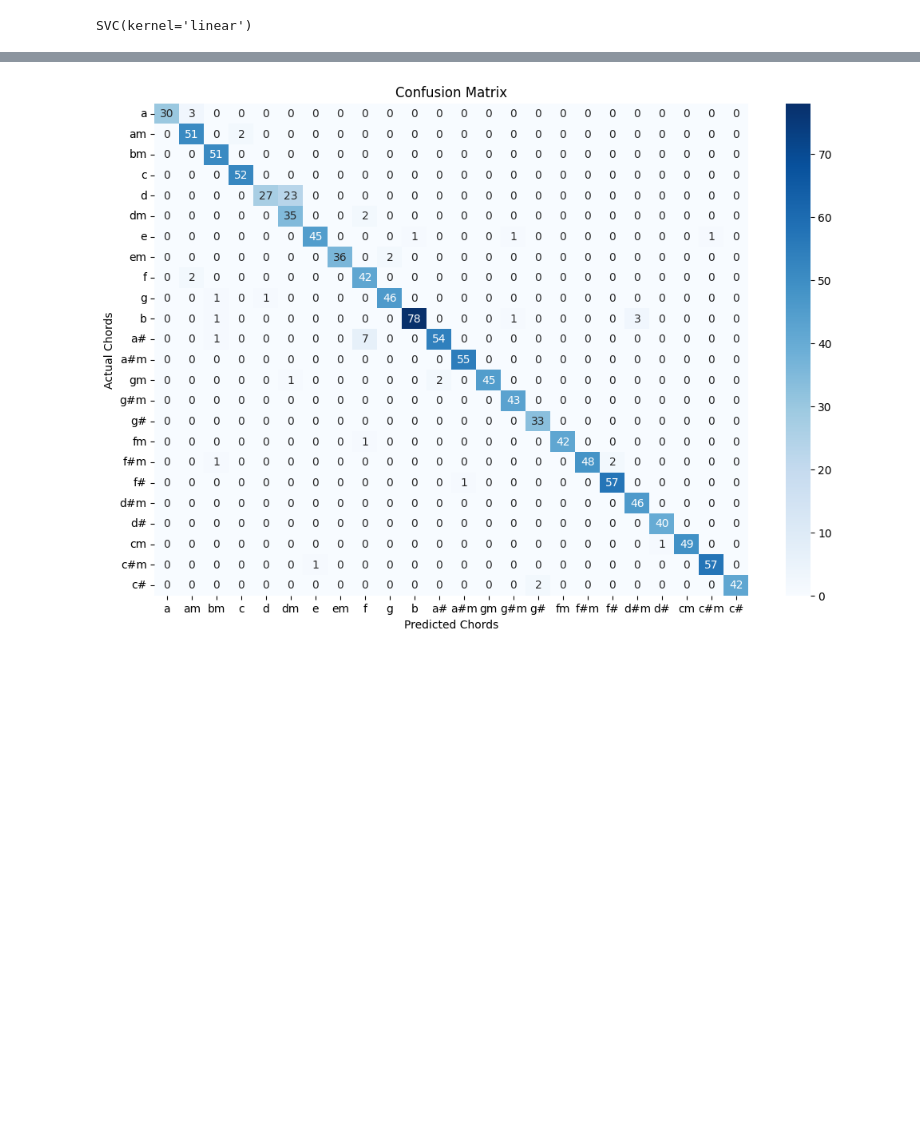
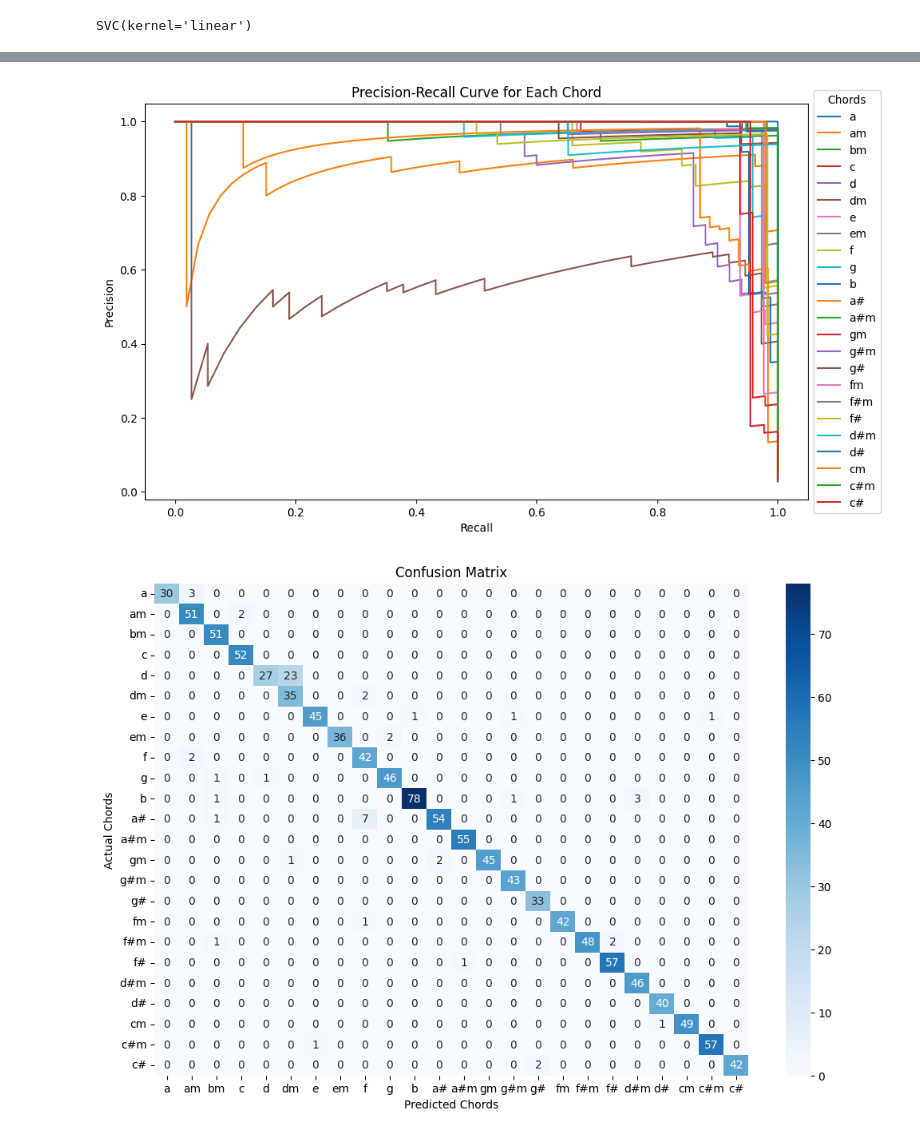
Before and after one commit to ZenSerito/ChordClassification, a Jupyter notebook: Machine_Learning/notebooks/svm.ipynb, the cells around one changed output, grey strips where cells are left out. Saved outputs shown, nothing was run; the diff lists cells and outputs as text; code cells hidden in the pictures; blank space fills up the shorter version.

```diff
--- a/Machine_Learning/notebooks/svm.ipynb
+++ b/Machine_Learning/notebooks/svm.ipynb
@@ -71,3 +166,18 @@ Accuracy: 94.52%
+# %%
+plt.figure(figsize=(10, 6))
+for i in range(len(labels)):
+    precision, recall, _ = precision_recall_curve(y_test_bin[:, i], y_pred_scores[:, i])
+    plt.plot(recall, precision, label=f'{labels[i]}')
+
+plt.xlabel('Recall')
+plt.ylabel('Precision')
+plt.title('Precision-Recall Curve for Each Chord')
+# Move legend outside the plot (Right Side)
+plt.legend(loc="center left", bbox_to_anchor=(1, 0.5), title="Chords")
+plt.tight_layout()
+plt.show()
+# %% [output]
+[figure, added]
 # %%
 # Create confusion matrix
 labels = ['a', 'am', 'bm', 'c', 'd', 'dm', 'e', 'em', 'f', 'g', 'b', 'a#', 'a#m', 'gm', 'g#m', 'g#', 'fm', 'f#m', 'f#', 'd#m', 'd#', 'cm', 'c#m', 'c#']
```
Also changed, not shown: parts of 10 cells of this notebook, 6 other files.
